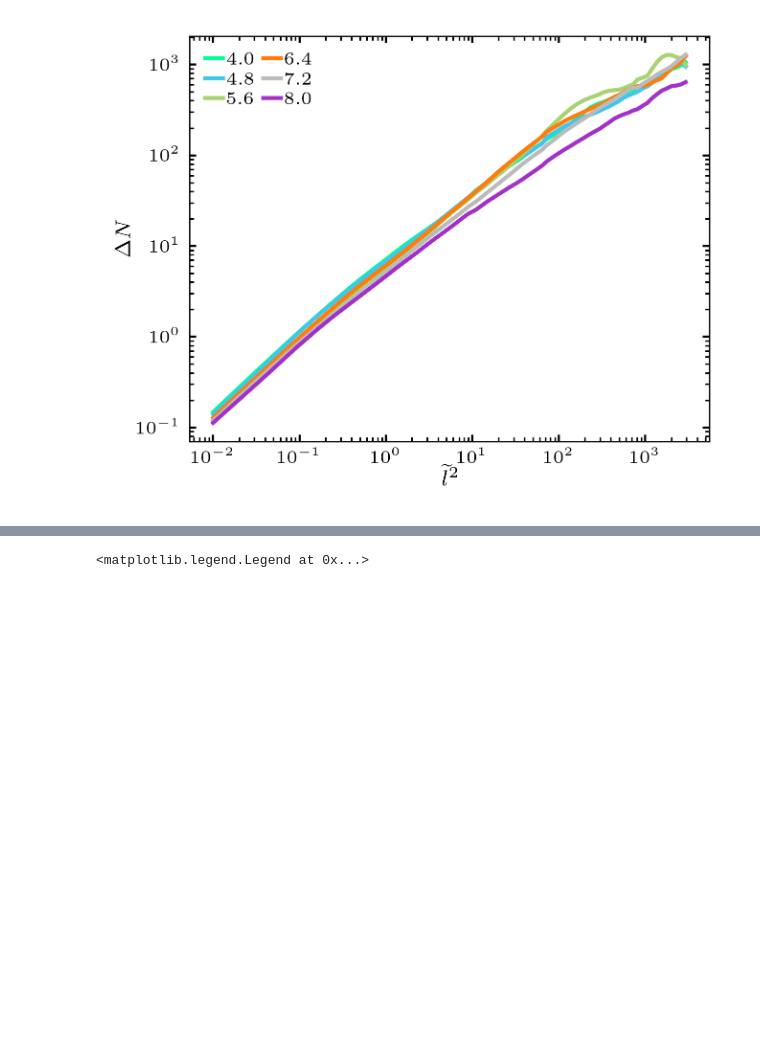
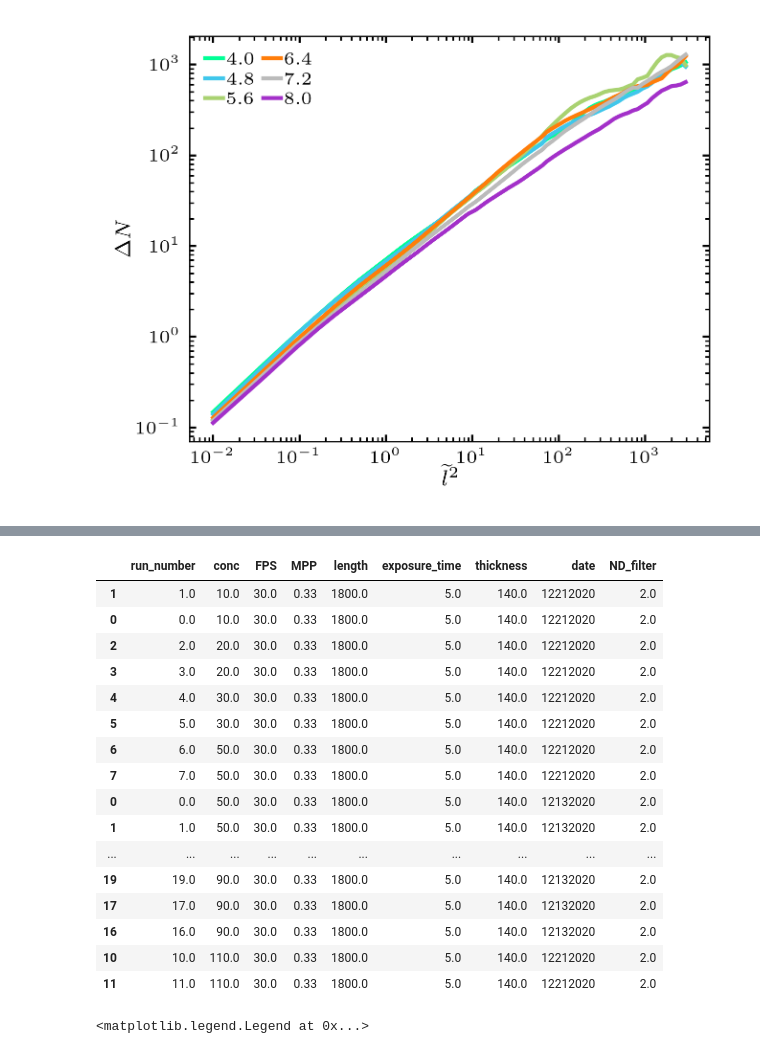
Before and after one commit to ZLoverty/Python, a Jupyter notebook: Correlation/src/GNF-normalizations.ipynb, the cells around one changed output, grey strips where cells are left out. Drawn from its saved outputs; the diff is of its cells as text; code cells hidden in the pictures; blank space fills up the shorter version.

```diff
--- a/Correlation/src/GNF-normalizations.ipynb
+++ b/Correlation/src/GNF-normalizations.ipynb
@@ -896,3 +989,23 @@ fig.savefig(os.path.join(data_master_dir,
+# %%
+log
+# %% [output]
+|  | run_number | conc | FPS | MPP | length | exposure_time | thickness | date | ND_filter |
+| 1 | 1.0 | 10.0 | 30.0 | 0.33 | 1800.0 | 5.0 | 140.0 | 12212020 | 2.0 |
+| 0 | 0.0 | 10.0 | 30.0 | 0.33 | 1800.0 | 5.0 | 140.0 | 12212020 | 2.0 |
+| 2 | 2.0 | 20.0 | 30.0 | 0.33 | 1800.0 | 5.0 | 140.0 | 12212020 | 2.0 |
+| 3 | 3.0 | 20.0 | 30.0 | 0.33 | 1800.0 | 5.0 | 140.0 | 12212020 | 2.0 |
+| 4 | 4.0 | 30.0 | 30.0 | 0.33 | 1800.0 | 5.0 | 140.0 | 12212020 | 2.0 |
+| 5 | 5.0 | 30.0 | 30.0 | 0.33 | 1800.0 | 5.0 | 140.0 | 12212020 | 2.0 |
+| 6 | 6.0 | 50.0 | 30.0 | 0.33 | 1800.0 | 5.0 | 140.0 | 12212020 | 2.0 |
+| 7 | 7.0 | 50.0 | 30.0 | 0.33 | 1800.0 | 5.0 | 140.0 | 12212020 | 2.0 |
+| 0 | 0.0 | 50.0 | 30.0 | 0.33 | 1800.0 | 5.0 | 140.0 | 12132020 | 2.0 |
+| 1 | 1.0 | 50.0 | 30.0 | 0.33 | 1800.0 | 5.0 | 140.0 | 12132020 | 2.0 |
+| ... | ... | ... | ... | ... | ... | ... | ... | ... | ... |
+| 19 | 19.0 | 90.0 | 30.0 | 0.33 | 1800.0 | 5.0 | 140.0 | 12132020 | 2.0 |
+| 17 | 17.0 | 90.0 | 30.0 | 0.33 | 1800.0 | 5.0 | 140.0 | 12132020 | 2.0 |
+| 16 | 16.0 | 90.0 | 30.0 | 0.33 | 1800.0 | 5.0 | 140.0 | 12132020 | 2.0 |
+| 10 | 10.0 | 110.0 | 30.0 | 0.33 | 1800.0 | 5.0 | 140.0 | 12212020 | 2.0 |
+| 11 | 11.0 | 110.0 | 30.0 | 0.33 | 1800.0 | 5.0 | 140.0 | 12212020 | 2.0 |
 # %%
 fig, ax = plt.subplots(figsize=(3.5, 2.8))
 conc_df = conc_dict['100']
```
Also changed, not shown: parts of 10 cells of this notebook, 10 other files.
